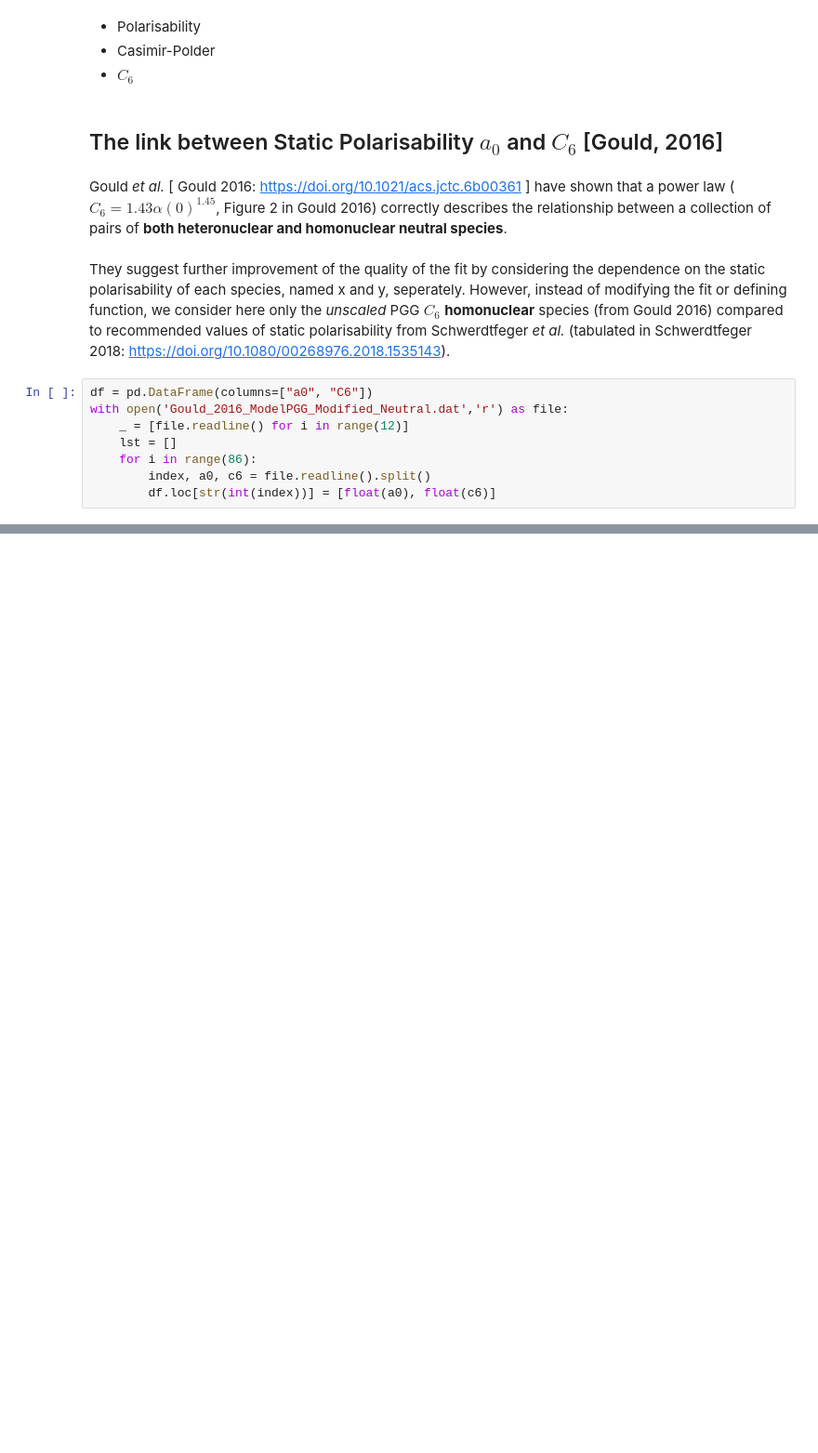
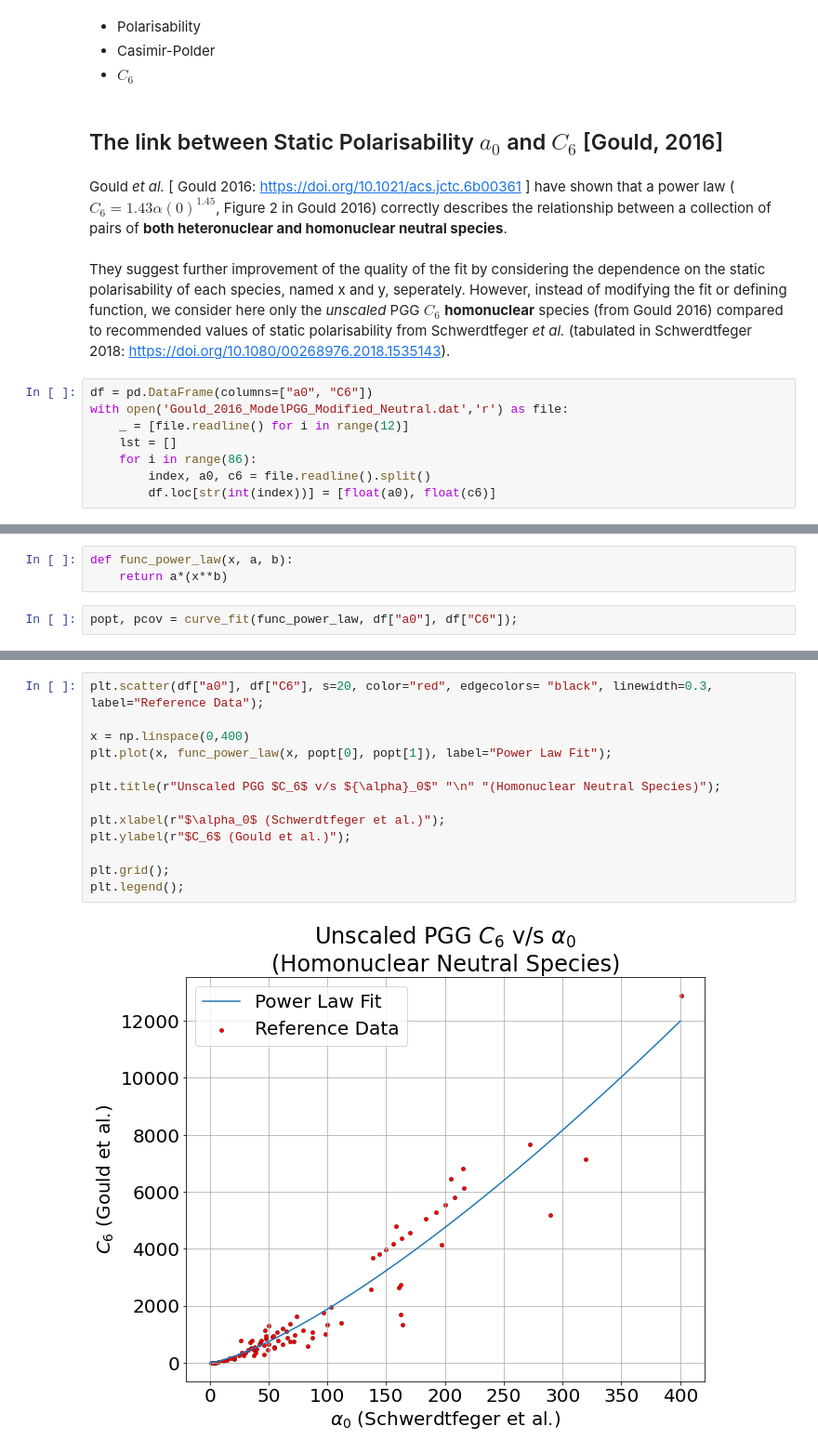
Before and after one commit to Echo327/science_is_fun, a Jupyter notebook: c6_approximation/01_power_law.ipynb, the cells around one changed output, grey strips where cells are left out. Shown: that part at 93% size. Saved outputs shown, nothing was run; the diff lists cells and outputs as text; blank space fills up the shorter version.

```diff
--- a/c6_approximation/01_power_law.ipynb
+++ b/c6_approximation/01_power_law.ipynb
@@ -42,0 +59,5 @@ plt.title(r"Unscaled PGG homonuclear $C_6$ v/s Static Polarisability ${\alpha}_0
+# %%
+def func_power_law(x, a, b):
+    return a*(x**b)
+# %%
+popt, pcov = curve_fit(func_power_law, df["a0"], df["C6"]);
@@ -43,2 +72,17 @@ plt.title(r"Unscaled PGG homonuclear $C_6$ v/s Static Polarisability ${\alpha}_0
+# %%
+plt.scatter(df["a0"], df["C6"], s=20, color="red", edgecolors= "black", linewidth=0.3, label="Reference Data");
+
+x = np.linspace(0,400)
+plt.plot(x, func_power_law(x, popt[0], popt[1]), label="Power Law Fit");
+
+plt.title(r"Unscaled PGG $C_6$ v/s ${\alpha}_0$" "\n" "(Homonuclear Neutral Species)");
+
+plt.xlabel(r"$\alpha_0$ (Schwerdtfeger et al.)");
+plt.ylabel(r"$C_6$ (Gould et al.)");
+
+plt.grid();
+plt.legend();
+# %% [output]
+[figure, added]
 # %%
 # comparison to gould power law fit
```
Also changed, not shown: parts of 15 cells of this notebook.
